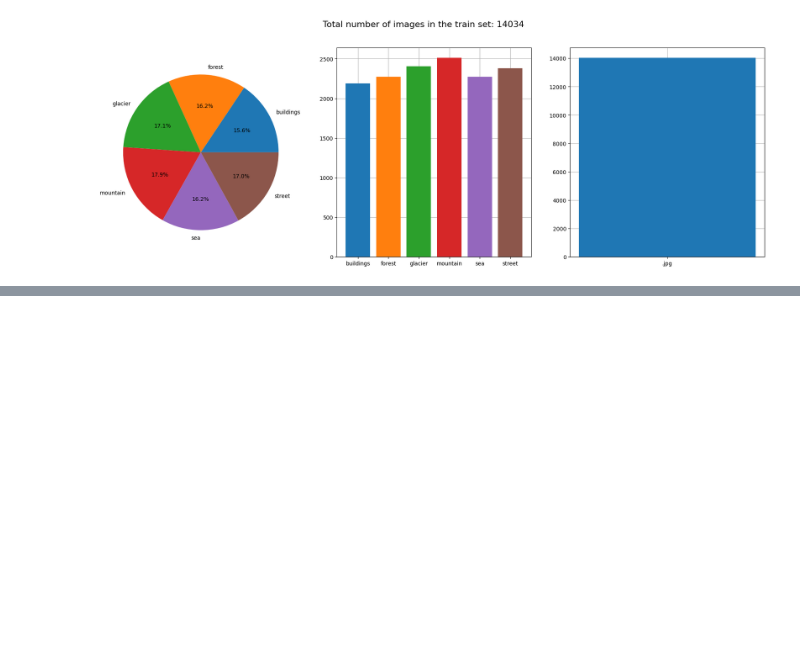
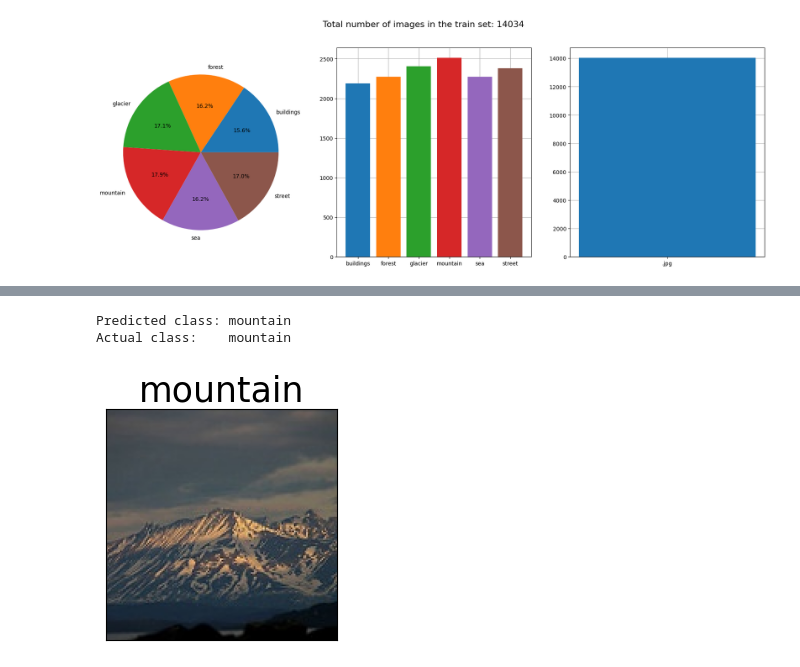
Before and after one commit to damian930/Intel_Image_Classifier, a Jupyter notebook: CNN_model.ipynb, the cells around one changed output, grey strips where cells are left out. Cells and saved outputs as stored; diff of their text form; code cells hidden in the pictures; blank space fills up the shorter version.

```diff
--- a/CNN_model.ipynb
+++ b/CNN_model.ipynb
@@ -213,0 +496,27 @@ print_images(first_batch_images[:4], labels_numeric=first_batch_labels_numeric)
+# %%
+# Manually testing on a random pictures from the training set
+
+def test_on_a_random_picture(model: CNN_Model, dataloader: DataLoader):
+    # Getting a random image
+    random_test_batch = next(iter(dataloader))
+    random_test_image   = random_test_batch[0][0]
+
+    # Getting a string label for a random image from a numeric stored inside the batch
+    random_test_image_label_numeric = random_test_batch[1][0].item()
+    random_test_image_label_string  = labels_numbers_to_strings[random_test_image_label_numeric]
+
+    # Image is of shape (3, 150, 150), since model takes in batched of shape (batch_size, 3, 150, 150)
+    # we need to make it at least (1, 3, 150, 150), unsqueeze(0) does that
+    prediction_vector = model(random_test_image.unsqueeze(0))
+    prediction_max_value, prediction_index = torch.max(prediction_vector, 1)
+    predicted_class   = labels_numbers_to_strings[prediction_index.item()]
+
+    print(f'Predicted class: {predicted_class}')
+    print(f'Actual class:    {random_test_image_label_string}')
+    print_images([random_test_image], [predicted_class])
+# %%
+test_on_a_random_picture(model, test_dataloader)
+# %% [output]
+Predicted class: mountain
+Actual class:    mountain
+[figure, added]
```
Also changed, not shown: parts of 17 cells of this notebook, 1 other file.
